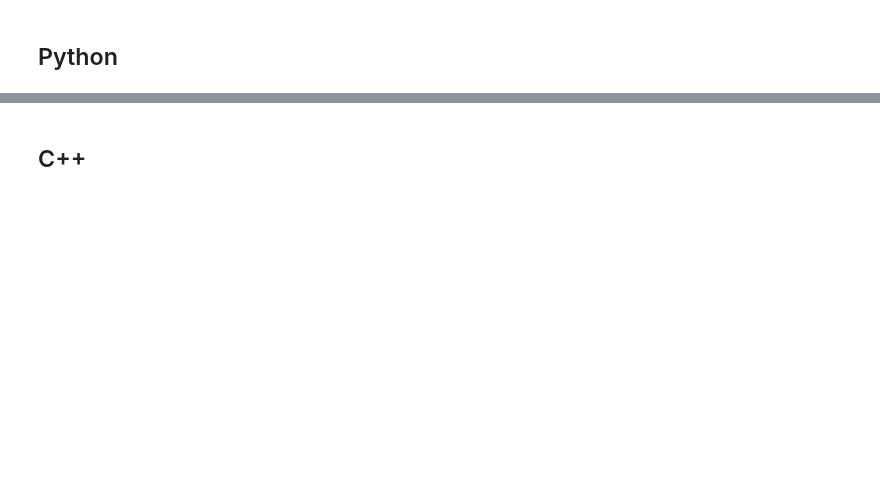
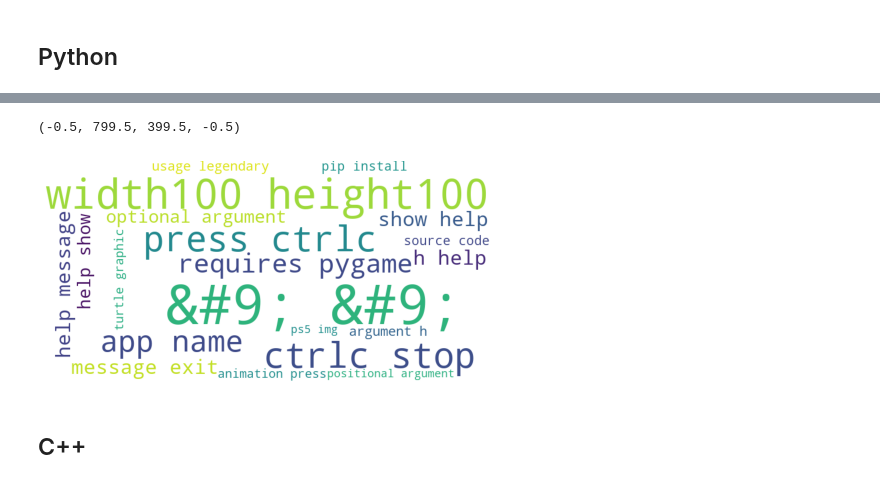
Before and after one commit to paige-arsene-cayt-nlp-project/games-nlp, a Jupyter notebook: paigework/explorescratch.ipynb, the cells around one changed output, grey strips where cells are left out. Cells and saved outputs as stored; diff of their text form; code cells hidden in the pictures; blank space fills up the shorter version.

```diff
--- a/paigework/explorescratch.ipynb
+++ b/paigework/explorescratch.ipynb
@@ -192,11 +224,14 @@ plt.axis('off')
 # %%
-py_bigrams = pd.Series(nltk.ngrams(pythontxt.split(), 2)).value_counts().head(5)
+py_bigrams = pd.Series(nltk.ngrams(pythontxt.split(), 2)).value_counts().head(20)
 data = {k[0] + ' ' + k[1]: v for k, v in py_bigrams.to_dict().items()}
 py_bigramc = WordCloud(background_color='white', width=800, height=400).generate_from_frequencies(data)
 plt.figure(figsize=(8, 10))
 plt.imshow(py_bigramc)
-axs.set_title('Top Words for Python')
+ax.set_title('Top Words for Python')
 plt.axis('off')
+# %% [output]
+(-0.5, 799.5, 399.5, -0.5)
+[figure, added]
 # %% [markdown]
 ## C++
 # %%
```
Also changed, not shown: parts of 21 cells of this notebook, 1 other file.
